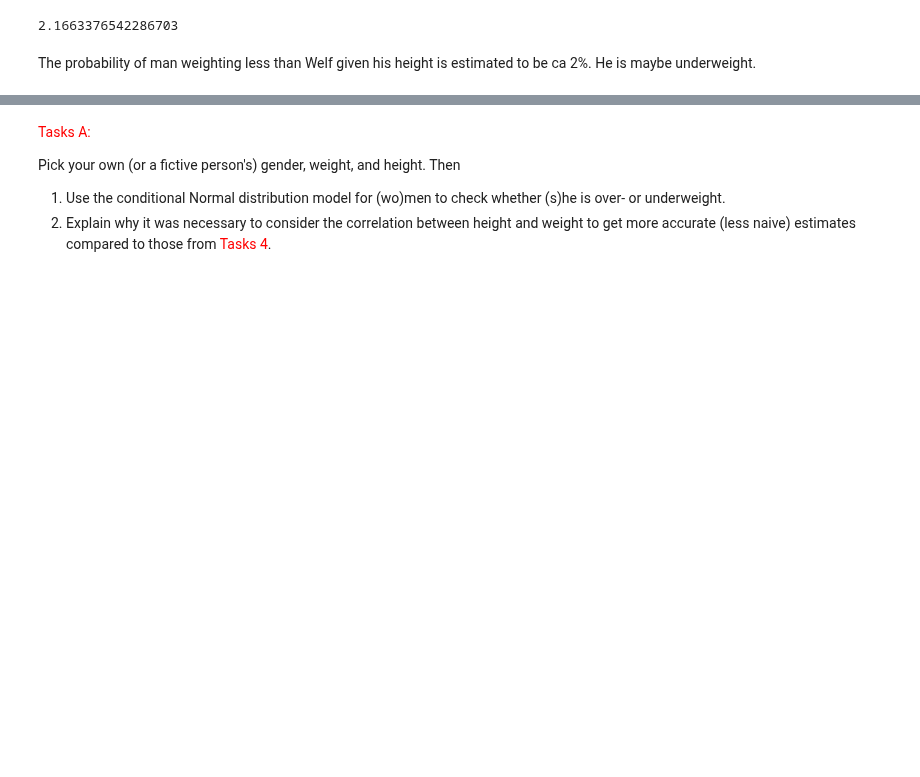
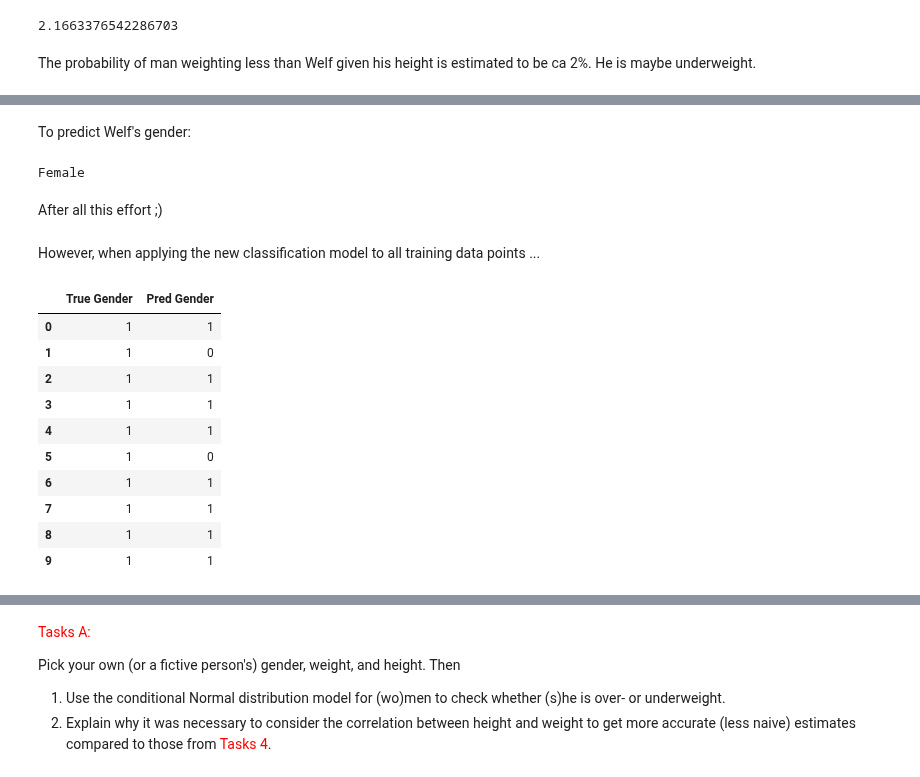
Before and after one commit to WelfLowe/ML4non-programmers, a Jupyter notebook: AI_Technology_Introduction.ipynb, the cells around one changed output, grey strips where cells are left out. Drawn from its saved outputs; the diff is of its cells as text; code cells hidden in the pictures; blank space fills up the shorter version.

Commit message:
QDA classification added

```diff
--- a/AI_Technology_Introduction.ipynb
+++ b/AI_Technology_Introduction.ipynb
@@ -543,0 +557,30 @@ The probability of man weighting less than Welf given his height is estimated to
+# %% [markdown]
+To predict Welf's gender:
+# %%
+if male_female_qda(welfs_act_weight, welfs_act_height):
+    print("Male")
+else:
+    print("Female")
+# %% [output]
+Female
+# %% [markdown]
+After all this effort ;)
+# %% [markdown]
+However, when applying the new classification model to all training data points ...
+# %%
+df_test = pd.DataFrame()
+df_test['True Gender'] = data['Gender']
+df_test['Pred Gender'] = data.apply(lambda x: male_female_qda(x['Weight'] , x['Height']), axis=1)
+df_test.head(10)
+# %% [output]
+|  | True Gender | Pred Gender |
+| 0 | 1 | 1 |
+| 1 | 1 | 0 |
+| 2 | 1 | 1 |
+| 3 | 1 | 1 |
+| 4 | 1 | 1 |
+| 5 | 1 | 0 |
+| 6 | 1 | 1 |
+| 7 | 1 | 1 |
+| 8 | 1 | 1 |
+| 9 | 1 | 1 |
```
Also changed, not shown: parts of 25 cells of this notebook.
